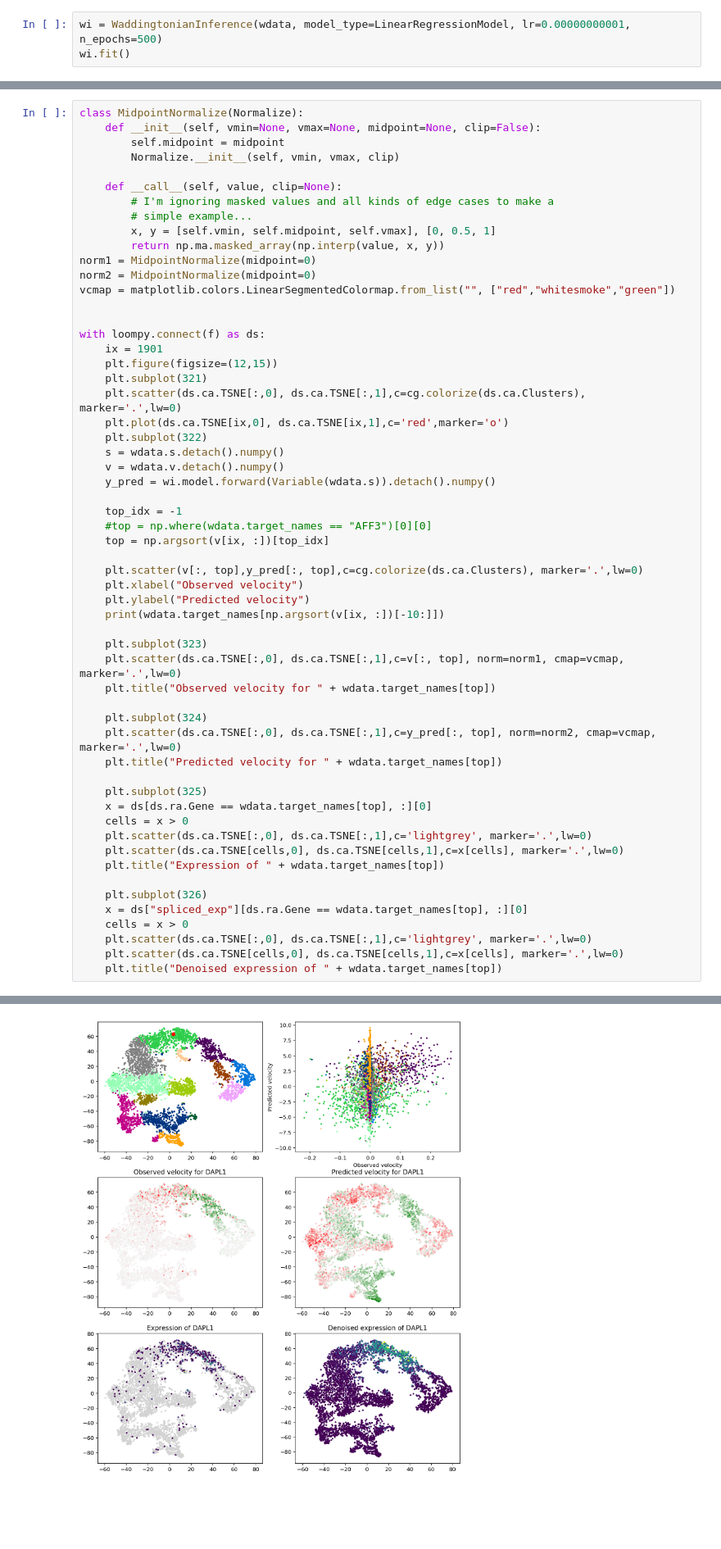
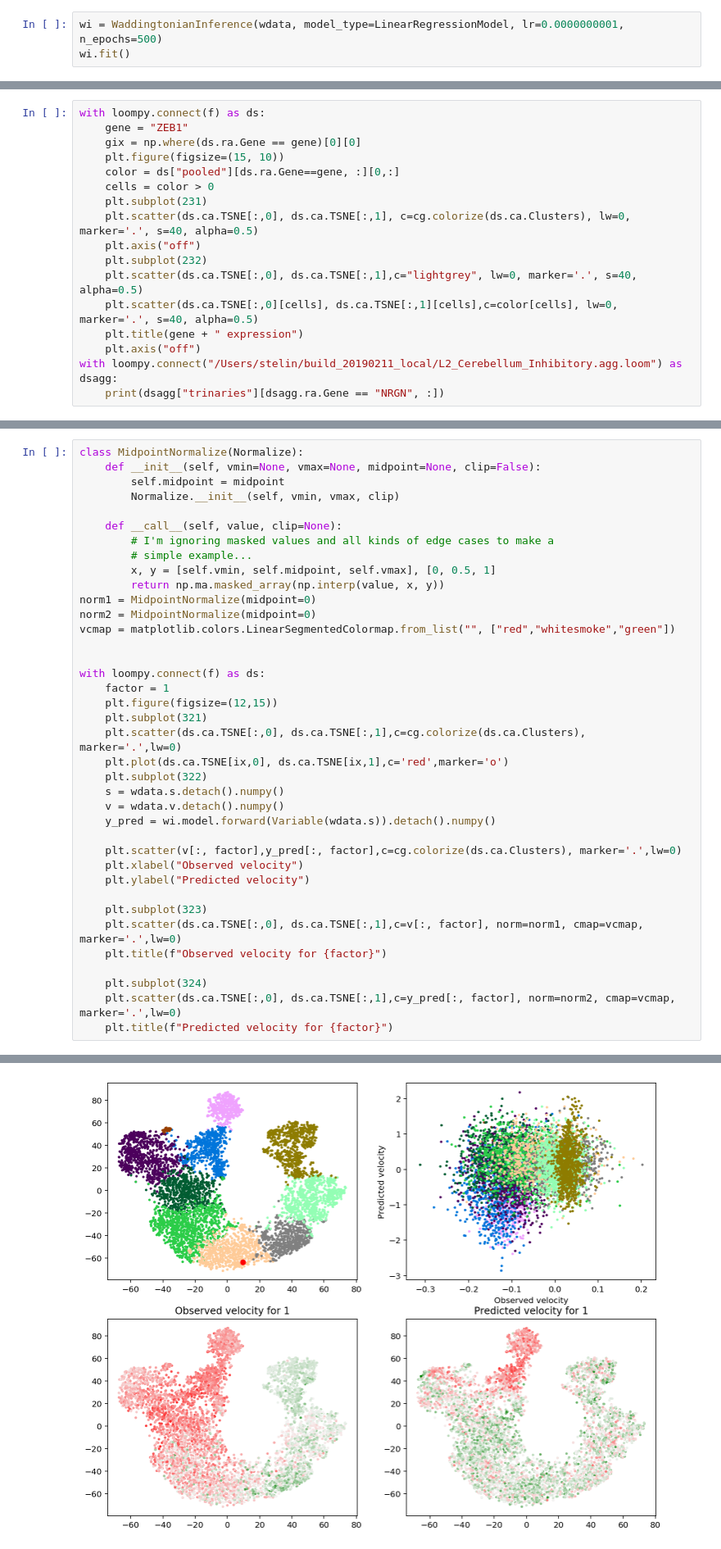
Before and after one commit to linnarsson-lab/adult-human-brain, a Jupyter notebook: notebooks/Waddingtonian.ipynb, the cells around one changed output, grey strips where cells are left out. Shown at 82% size. Cells and saved outputs as stored; diff of their text form; blank space fills up the shorter version.

```diff
--- a/notebooks/Waddingtonian.ipynb
+++ b/notebooks/Waddingtonian.ipynb
@@ -167,7 +187,7 @@ f = "/Users/stelin/build_20181213/L2_Cerebellum_Excitatory.loom"
 with loompy.connect(f) as ds:
     wdata = WaddingtonianDataset(ds)
 # %%
-wi = WaddingtonianInference(wdata, model_type=LinearRegressionModel, lr=0.00000000001, n_epochs=500)
+wi = WaddingtonianInference(wdata, model_type=LinearRegressionModel, lr=0.0000000001, n_epochs=500)
 wi.fit()
 # %%
 _=plt.plot(np.arange(len(wi.losses)), wi.mse)
@@ -189,0 +217,17 @@ array(['ADNP', 'ARID1B', 'ARID4A', 'BARHL1', 'BCL11A', 'CAMTA1',
+# %%
+with loompy.connect(f) as ds:
+    gene = "ZEB1"
+    gix = np.where(ds.ra.Gene == gene)[0][0]
+    plt.figure(figsize=(15, 10))
+    color = ds["pooled"][ds.ra.Gene==gene, :][0,:]
+    cells = color > 0
+    plt.subplot(231)
+    plt.scatter(ds.ca.TSNE[:,0], ds.ca.TSNE[:,1], c=cg.colorize(ds.ca.Clusters), lw=0, marker='.', s=40, alpha=0.5)
+    plt.axis("off")
+    plt.subplot(232)
+    plt.scatter(ds.ca.TSNE[:,0], ds.ca.TSNE[:,1],c="lightgrey", lw=0, marker='.', s=40, alpha=0.5)
+    plt.scatter(ds.ca.TSNE[:,0][cells], ds.ca.TSNE[:,1][cells],c=color[cells], lw=0, marker='.', s=40, alpha=0.5)
+    plt.title(gene + " expression")
+    plt.axis("off")
+with loompy.connect("/Users/stelin/build_20190211_local/L2_Cerebellum_Inhibitory.agg.loom") as dsagg:
+    print(dsagg["trinaries"][dsagg.ra.Gene == "NRGN", :])
@@ -204,7 +253,7 @@ vcmap = matplotlib.colors.LinearSegmentedColormap.from_list("", ["red","whitesmo
 
 
 with loompy.connect(f) as ds:
-    ix = 1901
+    factor = 1
     plt.figure(figsize=(12,15))
     plt.subplot(321)
     plt.scatter(ds.ca.TSNE[:,0], ds.ca.TSNE[:,1],c=cg.colorize(ds.ca.Clusters), marker='.',lw=0)
@@ -214,34 +263,15 @@ with loompy.connect(f) as ds:
     v = wdata.v.detach().numpy()
     y_pred = wi.model.forward(Variable(wdata.s)).detach().numpy()
 
-    top_idx = -1
-    #top = np.where(wdata.target_names == "AFF3")[0][0]
-    top = np.argsort(v[ix, :])[top_idx]
-
-    plt.scatter(v[:, top],y_pred[:, top],c=cg.colorize(ds.ca.Clusters), marker='.',lw=0)
+    plt.scatter(v[:, factor],y_pred[:, factor],c=cg.colorize(ds.ca.Clusters), marker='.',lw=0)
     plt.xlabel("Observed velocity")
     plt.ylabel("Predicted velocity")
-    print(wdata.target_names[np.argsort(v[ix, :])[-10:]])
 
     plt.subplot(323)
-    plt.scatter(ds.ca.TSNE[:,0], ds.ca.TSNE[:,1],c=v[:, top], norm=norm1, cmap=vcmap, marker='.',lw=0)
-    plt.title("Observed velocity for " + wdata.target_names[top])
+    plt.scatter(ds.ca.TSNE[:,0], ds.ca.TSNE[:,1],c=v[:, factor], norm=norm1, cmap=vcmap, marker='.',lw=0)
+    plt.title(f"Observed velocity for {factor}")
 
     plt.subplot(324)
-    plt.scatter(ds.ca.TSNE[:,0], ds.ca.TSNE[:,1],c=y_pred[:, top], norm=norm2, cmap=vcmap, marker='.',lw=0)
-    plt.title("Predicted velocity for " + wdata.target_names[top])
-
-    plt.subplot(325)
-    x = ds[ds.ra.Gene == wdata.target_names[top], :][0]
-    cells = x > 0
-    plt.scatter(ds.ca.TSNE[:,0], ds.ca.TSNE[:,1],c='lightgrey', marker='.',lw=0)
-    plt.scatter(ds.ca.TSNE[cells,0], ds.ca.TSNE[cells,1],c=x[cells], marker='.',lw=0)
-    plt.title("Expression of " + wdata.target_names[top])
-
-    plt.subplot(326)
-    x = ds["spliced_exp"][ds.ra.Gene == wdata.target_names[top], :][0]
-    cells = x > 0
-    plt.scatter(ds.ca.TSNE[:,0], ds.ca.TSNE[:,1],c='lightgrey', marker='.',lw=0)
-    plt.scatter(ds.ca.TSNE[cells,0], ds.ca.TSNE[cells,1],c=x[cells], marker='.',lw=0)
-    plt.title("Denoised expression of " + wdata.target_names[top])
+    plt.scatter(ds.ca.TSNE[:,0], ds.ca.TSNE[:,1],c=y_pred[:, factor], norm=norm2, cmap=vcmap, marker='.',lw=0)
+    plt.title(f"Predicted velocity for {factor}")
 # %% [output]
@@ -250 +278 @@ with loompy.connect(f) as ds:
-[figure, old version]
+[figure, new version]
```
Also changed, not shown: parts of 10 cells of this notebook, 13 other files.
